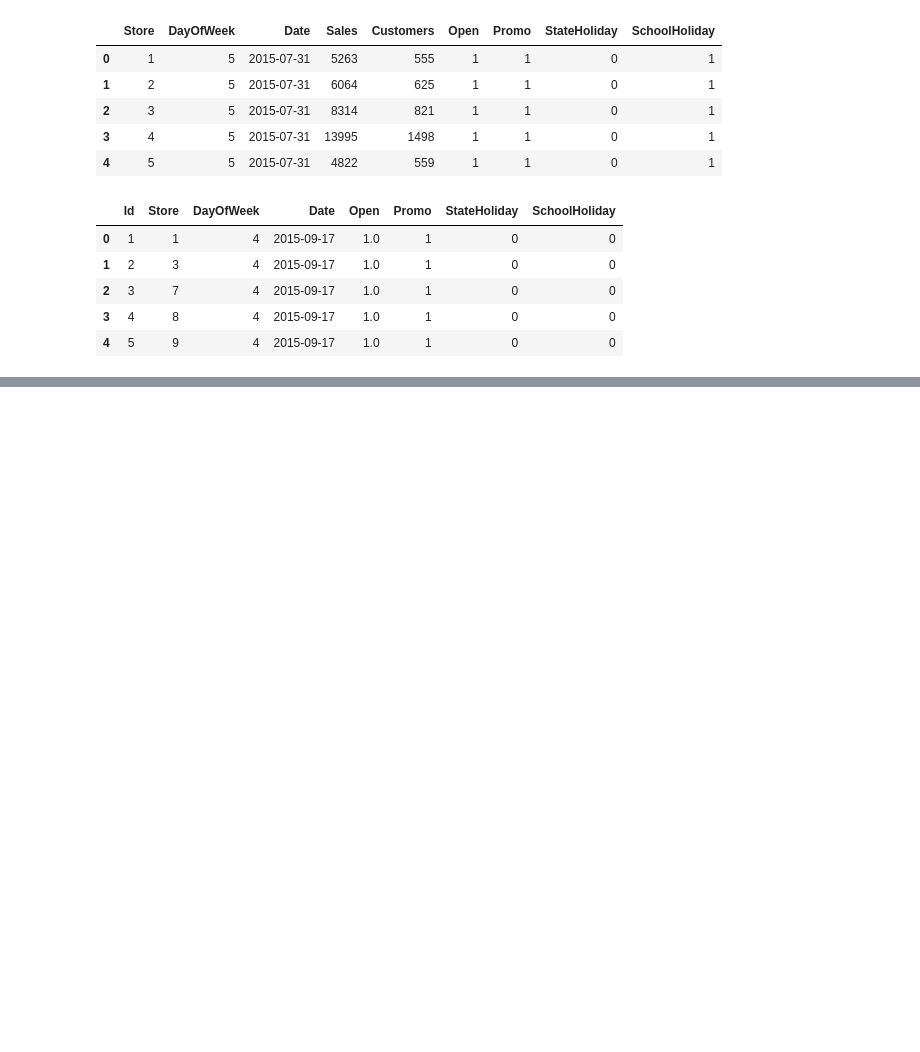
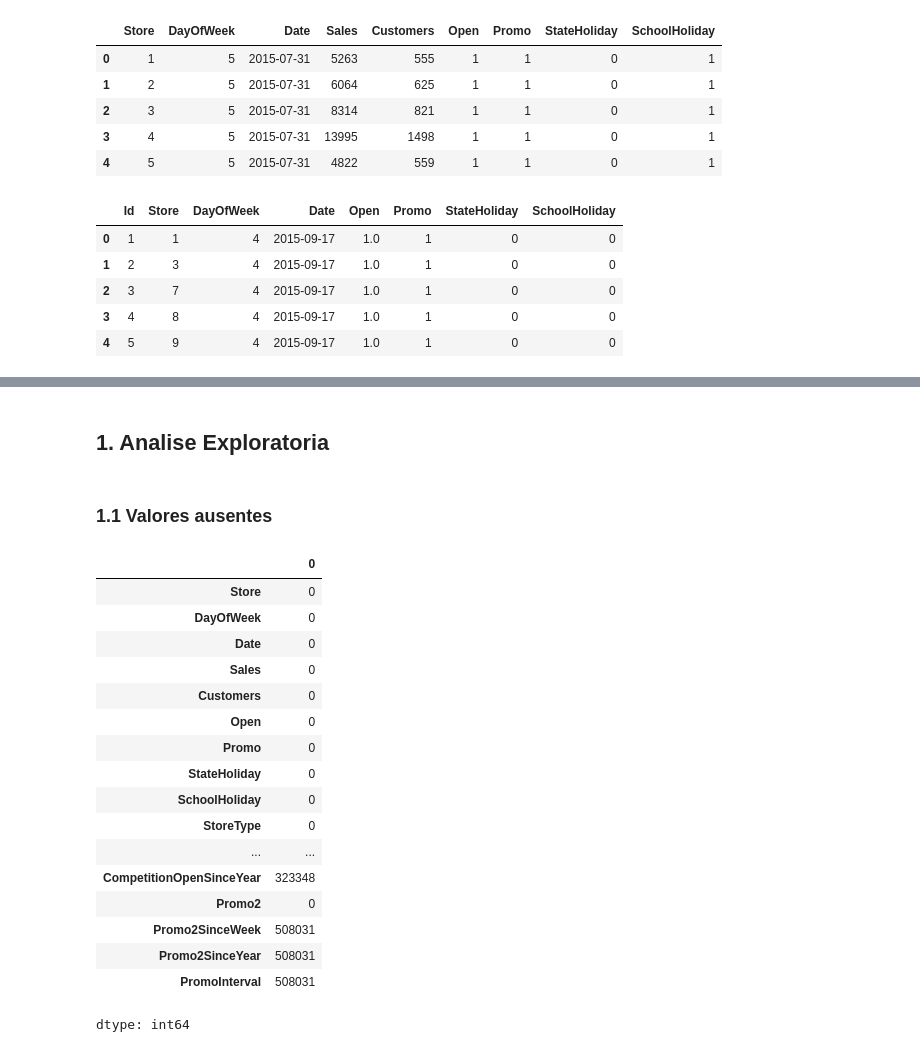
Before and after one commit to HammadN98/previsao_de_vendas, a Jupyter notebook: previsao_das_vendas_lojas_Rossmann.ipynb, the cells around one changed output, grey strips where cells are left out. Cells and saved outputs as stored; diff of their text form; code cells hidden in the pictures; blank space fills up the shorter version.

```diff
--- a/previsao_das_vendas_lojas_Rossmann.ipynb
+++ b/previsao_das_vendas_lojas_Rossmann.ipynb
@@ -36,0 +72,26 @@ test.head()
+# %% [markdown]
+## 1. Analise Exploratoria
+# %% [markdown]
+### 1.1 Valores ausentes
+# %%
+#Valores ausentes por coluna no train
+train.isnull().sum()
+# %% [output]
+|  | 0 |
+| Store | 0 |
+| DayOfWeek | 0 |
+| Date | 0 |
+| Sales | 0 |
+| Customers | 0 |
+| Open | 0 |
+| Promo | 0 |
+| StateHoliday | 0 |
+| SchoolHoliday | 0 |
+| StoreType | 0 |
+| ... | ... |
+| CompetitionOpenSinceYear | 323348 |
+| Promo2 | 0 |
+| Promo2SinceWeek | 508031 |
+| Promo2SinceYear | 508031 |
+| PromoInterval | 508031 |
+dtype: int64
```
Also changed, not shown: parts of 15 cells of this notebook.
